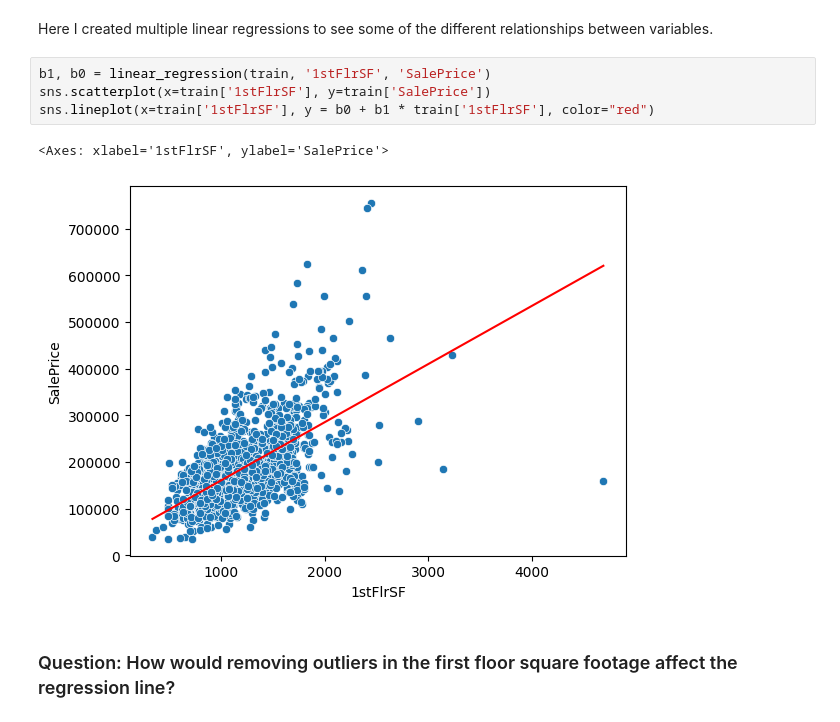
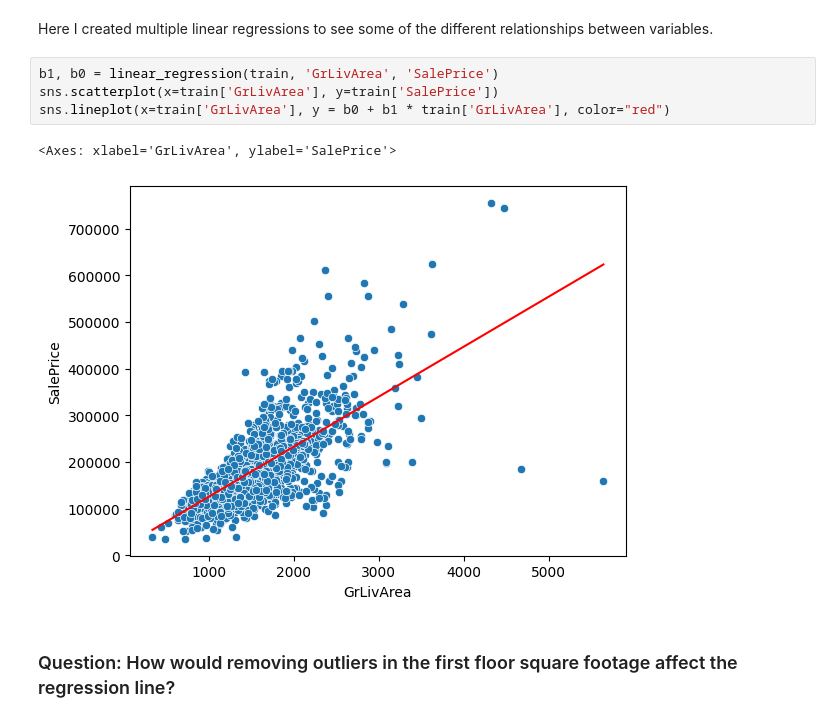
Before and after one commit to dustyshaw/Data_Sci_Final, a Jupyter notebook: Math_3080_Final.ipynb, the cells around one changed output. Cells and saved outputs as stored; diff of their text form.

```diff
--- a/Math_3080_Final.ipynb
+++ b/Math_3080_Final.ipynb
@@ -372,12 +372,12 @@ plt.show()
 # %% [markdown]
 Here I created multiple linear regressions to see some of the different relationships between variables.
 # %%
-b1, b0 = linear_regression(train, '1stFlrSF', 'SalePrice')
-sns.scatterplot(x=train['1stFlrSF'], y=train['SalePrice'])
-sns.lineplot(x=train['1stFlrSF'], y = b0 + b1 * train['1stFlrSF'], color="red")
+b1, b0 = linear_regression(train, 'GrLivArea', 'SalePrice')
+sns.scatterplot(x=train['GrLivArea'], y=train['SalePrice'])
+sns.lineplot(x=train['GrLivArea'], y = b0 + b1 * train['GrLivArea'], color="red")
 # %% [output]
-<Axes: xlabel='1stFlrSF', ylabel='SalePrice'>
+<Axes: xlabel='GrLivArea', ylabel='SalePrice'>
-[figure, old version]
+[figure, new version]
 # %% [markdown]
 ### Question: How would removing outliers in the first floor square footage affect the regression line?
 # %%
```
Also changed, not shown: parts of 2 cells of this notebook.
